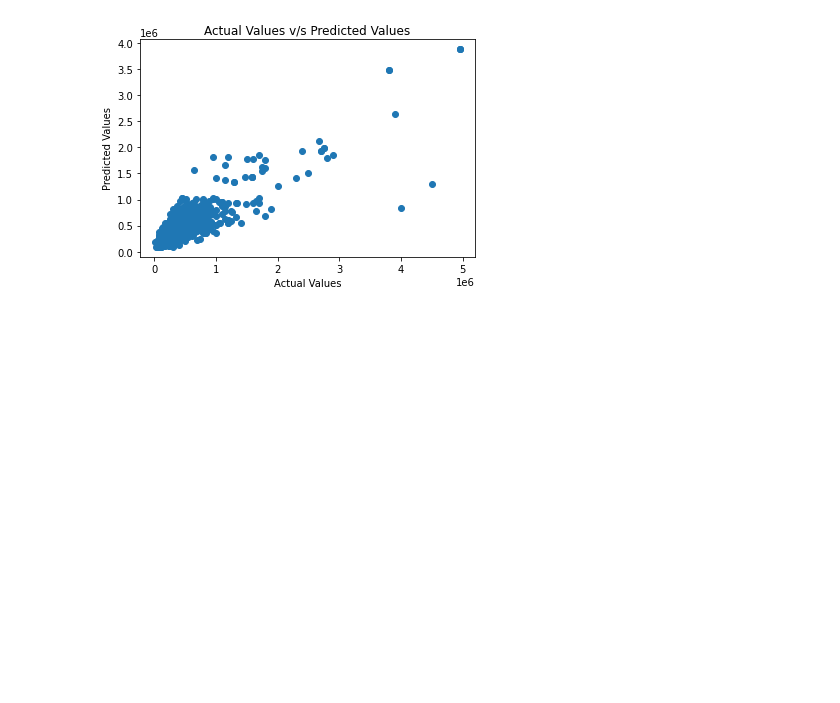
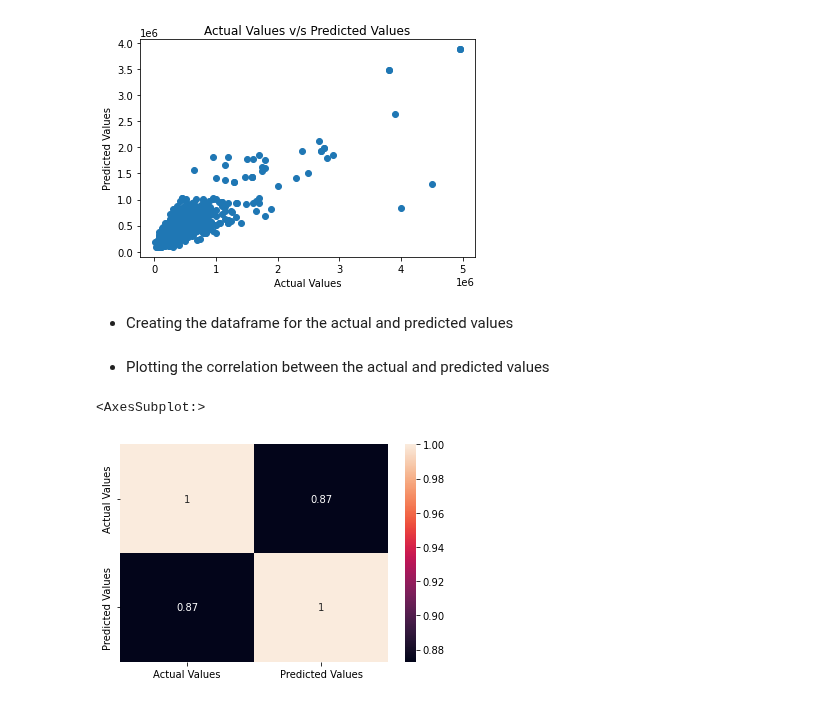
Before and after one commit to Naveen-Karanamu/Used-Cars-Price-Prediction, a Jupyter notebook: main.ipynb, the cells around one changed output. Cells and saved outputs as stored; diff of their text form; code cells hidden in the pictures; blank space fills up the shorter version.

Commit message:
Checked: Correlation

```diff
--- a/main.ipynb
+++ b/main.ipynb
@@ -580,3 +580,14 @@ plt.title("Actual Values v/s Predicted Values")
 # %% [output]
 Text(0.5, 1.0, 'Actual Values v/s Predicted Values')
 [figure]
+# %% [markdown]
+* Creating the dataframe for the actual and predicted values
+# %%
+pred_df=pd.DataFrame({"Actual Values":b_test,"Predicted Values":b_pred})
+# %% [markdown]
+* Plotting the correlation between the actual and predicted values
+# %%
+sns.heatmap(pred_df.corr(),annot=True)
+# %% [output]
+<AxesSubplot:>
+[figure, added]
```
